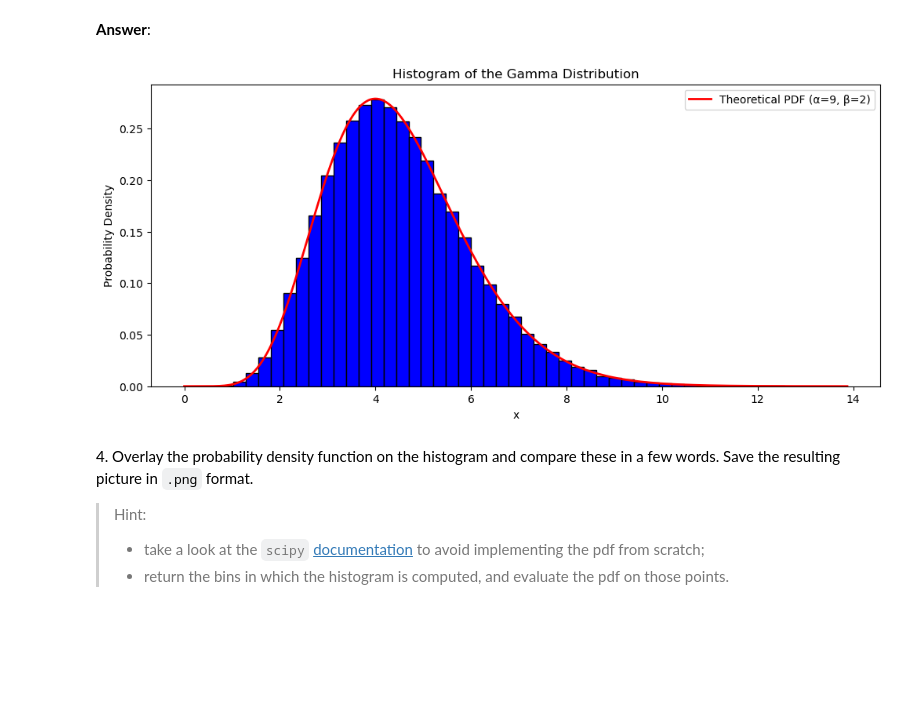
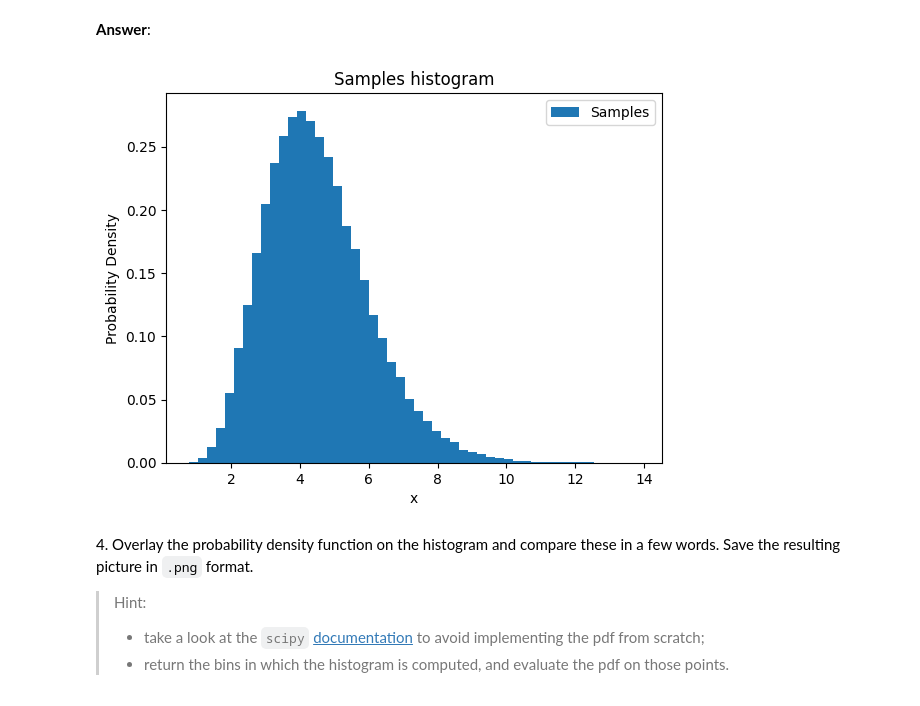
Before and after one commit to antoineamiel/python_sdia, a Jupyter notebook: Labs/Lab2/lab2.ipynb, the cells around one changed output. Cells and saved outputs as stored; diff of their text form; code cells hidden in the pictures; blank space fills up the shorter version.

```diff
--- a/Labs/Lab2/lab2.ipynb
+++ b/Labs/Lab2/lab2.ipynb
@@ -94,33 +94,17 @@ np.save("samples.npy", samples)
 > - do not forget to include a proper title with names for the axes.
 # %% [markdown]
 **Answer**:
-# %%
-import matplotlib.pyplot as plt
-import scipy.special as sps  # for the Gamma function
-
-rng = np.random.default_rng(42)
-samples = rng.gamma(shape=alpha, scale=scale, size=n_samples)
-
-plt.figure(figsize=(12,5))
-count, bins, _ = plt.hist(
-    samples,
-    bins=50,
-    density=True,
-    color="blue",
-    edgecolor="black"
-)
-
-x = np.linspace(0, bins.max(), 300)
-pdf = (beta**alpha / sps.gamma(alpha)) * (x**(alpha-1)) * np.exp(-beta*x)
-plt.plot(x, pdf, "r-", lw=2, label=f"Theoretical PDF (α={alpha}, β={beta})")
-
-plt.title("Histogram of the Gamma Distribution")
-plt.xlabel("x")
-plt.ylabel("Probability Density")
-plt.legend()
-plt.show()
-# %% [output]
-[figure, removed]
+# %%
+import matplotlib.pyplot as plt
+
+plt.hist(samples,bins=50,density=True, label='Samples')
+plt.title("Samples histogram")
+plt.xlabel("x")
+plt.ylabel("Probability Density")
+plt.legend()
+plt.show()
+# %% [output]
+[figure, added]
 # %% [markdown]
 4\. Overlay the probability density function on the histogram and compare these in a few words. Save the resulting picture in `.png` format.
 > Hint:
```
Also changed, not shown: parts of 5 cells of this notebook, 2 other files.
